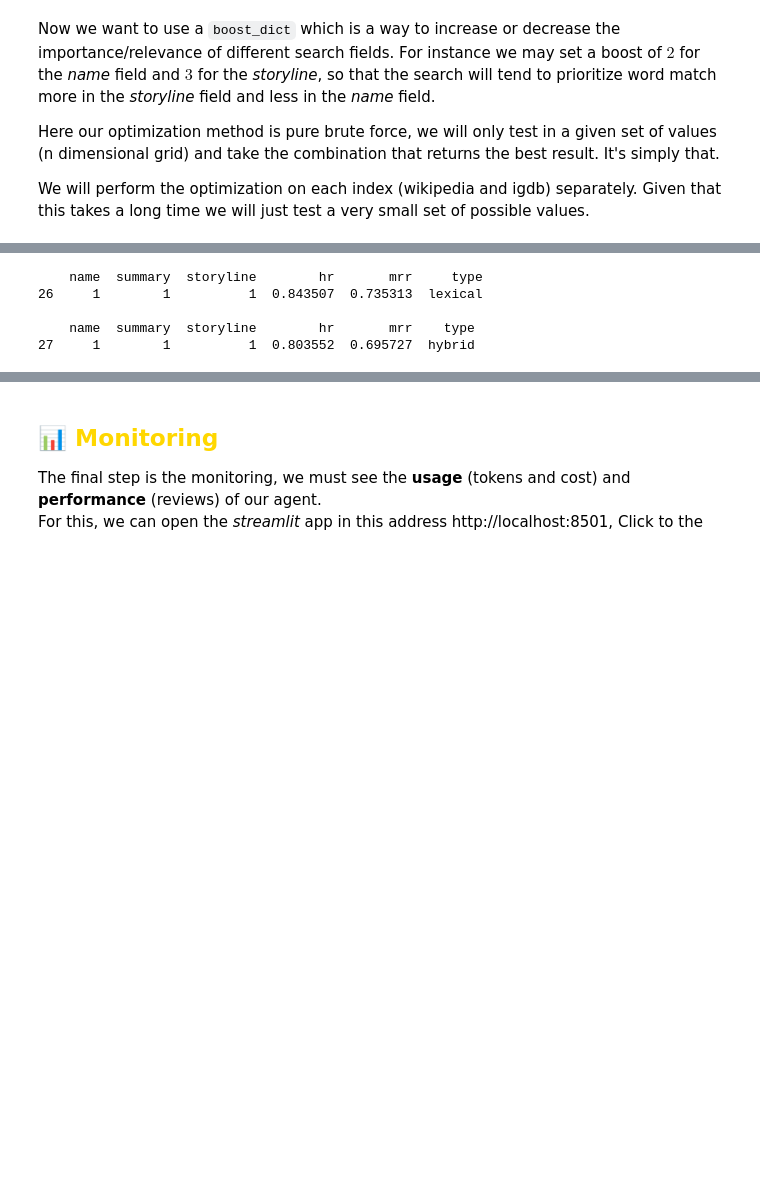
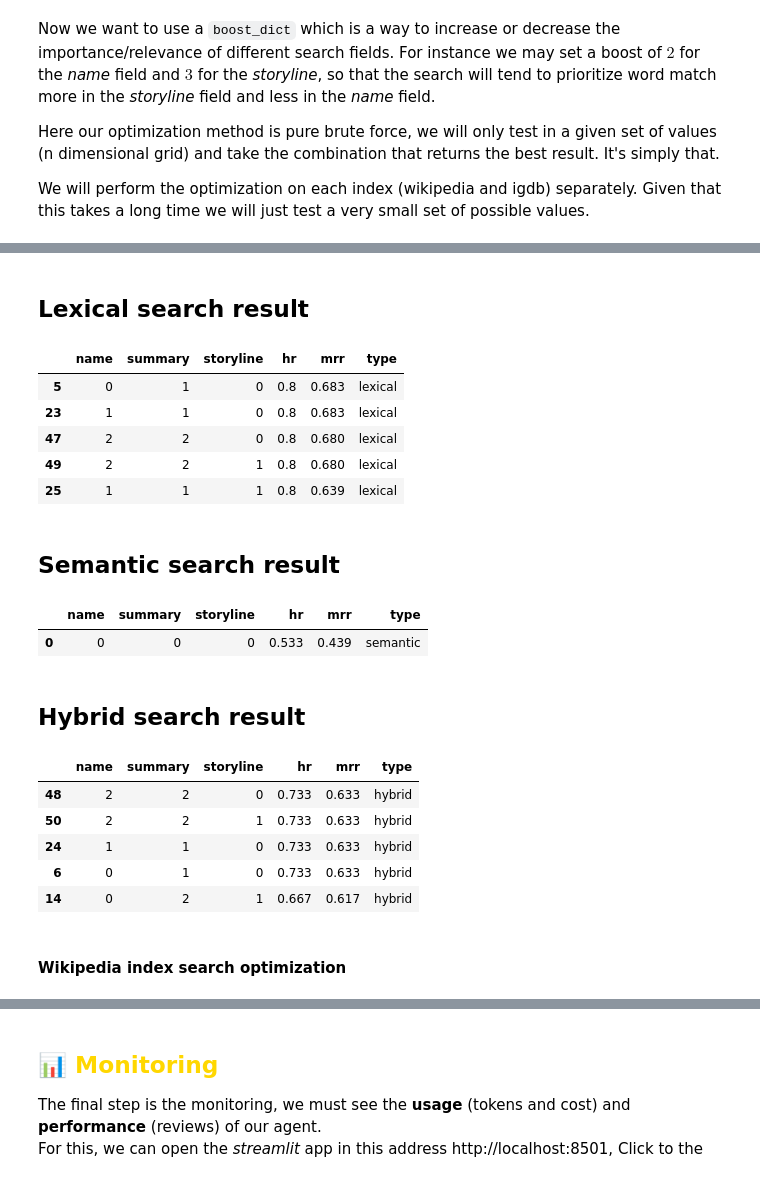
Before and after one commit to pedro-cardoso16/video-game-knowledge-assistant, a Jupyter notebook: main.ipynb, the cells around one changed output, grey strips where cells are left out. Drawn from its saved outputs; the diff is of its cells as text; code cells hidden in the pictures; blank space fills up the shorter version.

Commit message:
improve README, refine evaluation pipeline, and optimize OpenSearch retrieval

```diff
--- a/main.ipynb
+++ b/main.ipynb
@@ -135,3 +146,6 @@ This should take $\sim 2\text{-}3 \ \text{min}$
+# %%
+igdb_ground_truth_small = pd.read_csv("data/igdb_ground_truth_small.csv")
+wikipedia_ground_truth_small = pd.read_csv("data/wikipedia_ground_truth_small.csv")
 # %% [markdown]
 ### 🔎 <span style=color:goldenrod>Search evaluation & optimization</span>
 
@@ -168 +201,5 @@ Now, let's test for the bigger dataset.
+# %%
+# Loads the larger pre-made ground truths.
+igdb_ground_truth = pd.read_csv("data/igdb_ground_truth.csv")
+wikipedia_ground_truth = pd.read_csv("data/wikipedia_ground_truth.csv")
 # %%
@@ -255,12 +325,31 @@ igdb_performance_df = pd.DataFrame(results)
 # %%
 df = igdb_performance_df.sort_values("mrr", ascending=False)
-print(df[df.type == "lexical"].head(1))
-print()
-print(df[df.type == "hybrid"].head(1))
+display(Markdown("## Lexical search result"))
+display(df[df.type == "lexical"].head(5).round(3))
+
+display(Markdown("## Semantic search result"))
+display(df[df.type == "semantic"].head(5).round(3))
+
+display(Markdown("## Hybrid search result"))
+display(df[df.type == "hybrid"].head(5).round(3))
 # %% [output]
-    name  summary  storyline        hr       mrr     type
-26     1        1          1  0.843507  0.735313  lexical
-
-    name  summary  storyline        hr       mrr    type
-27     1        1          1  0.803552  0.695727  hybrid
+## Lexical search result
+|  | name | summary | storyline | hr | mrr | type |
+| 5 | 0 | 1 | 0 | 0.8 | 0.683 | lexical |
+| 23 | 1 | 1 | 0 | 0.8 | 0.683 | lexical |
+| 47 | 2 | 2 | 0 | 0.8 | 0.680 | lexical |
+| 49 | 2 | 2 | 1 | 0.8 | 0.680 | lexical |
+| 25 | 1 | 1 | 1 | 0.8 | 0.639 | lexical |
+## Semantic search result
+|  | name | summary | storyline | hr | mrr | type |
+| 0 | 0 | 0 | 0 | 0.533 | 0.439 | semantic |
+## Hybrid search result
+|  | name | summary | storyline | hr | mrr | type |
+| 48 | 2 | 2 | 0 | 0.733 | 0.633 | hybrid |
+| 50 | 2 | 2 | 1 | 0.733 | 0.633 | hybrid |
+| 24 | 1 | 1 | 0 | 0.733 | 0.633 | hybrid |
+| 6 | 0 | 1 | 0 | 0.733 | 0.633 | hybrid |
+| 14 | 0 | 2 | 1 | 0.667 | 0.617 | hybrid |
+# %% [markdown]
+#### Wikipedia index search optimization
 # %%
```
Also changed, not shown: parts of 23 cells of this notebook, 9 other files.
